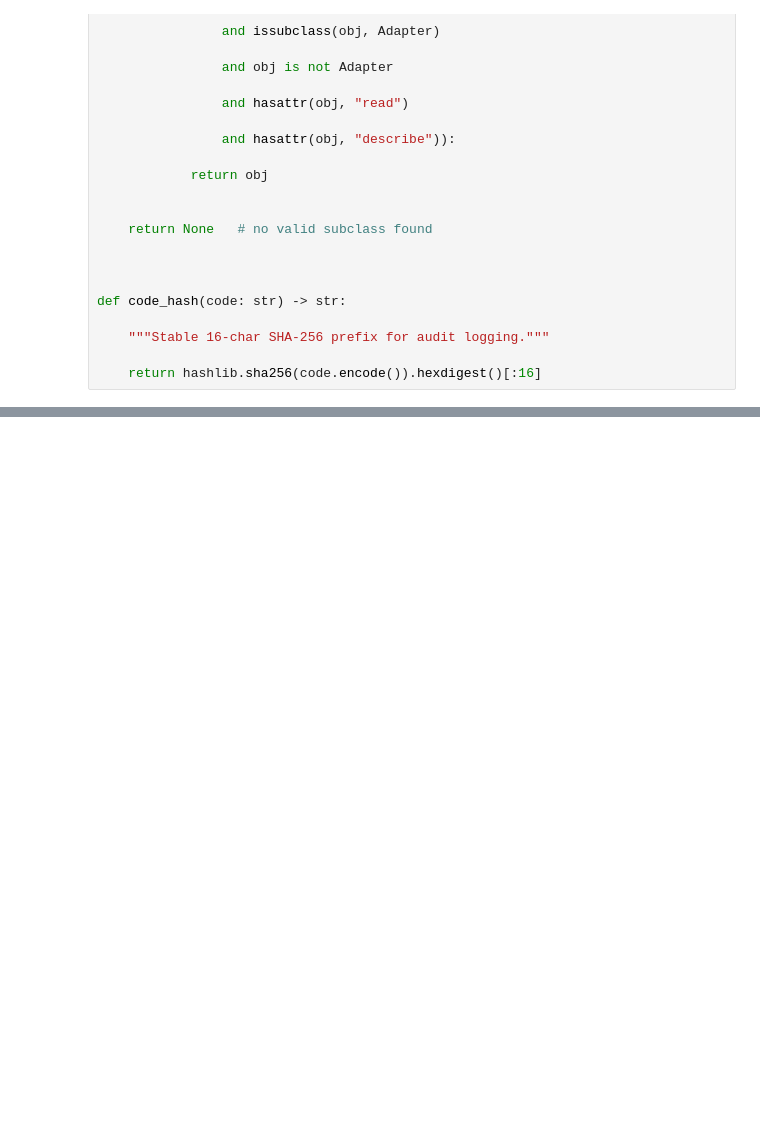
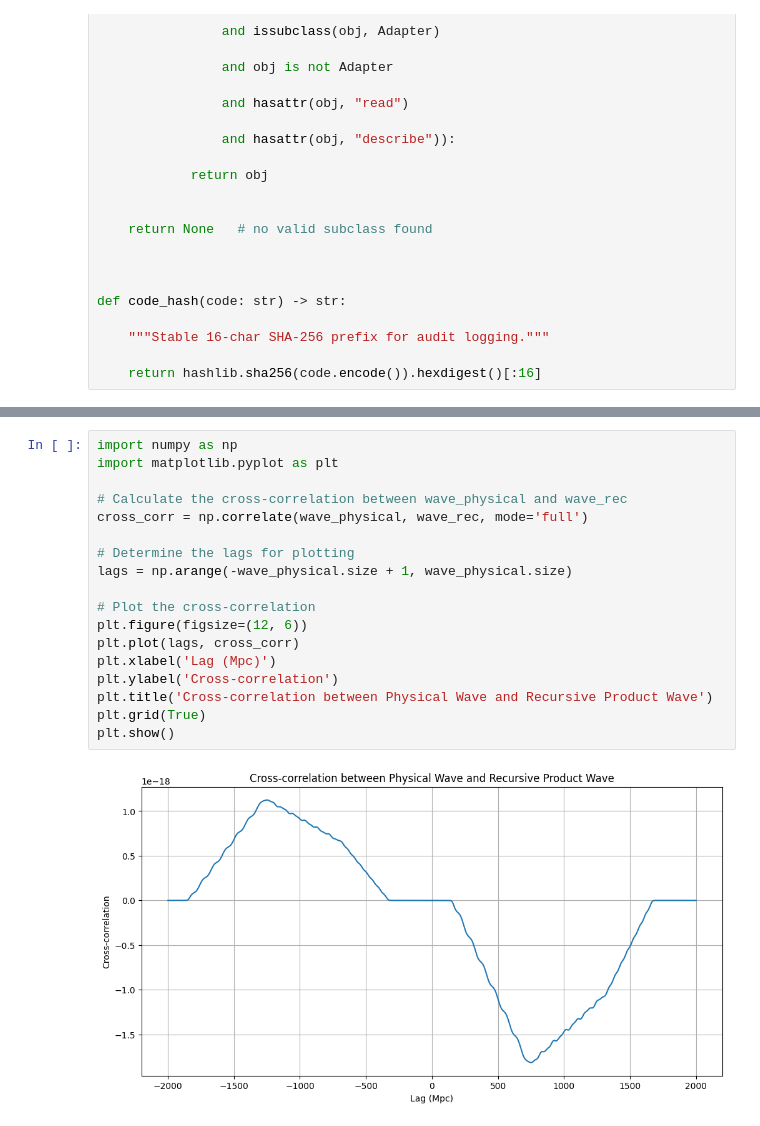
Before and after one commit to ProjWashuRyoko-pixel/Ryoko-Seven-v2, a Jupyter notebook: Ryoko_Seven_v2_GI.ipynb, the cells around one changed output, grey strips where cells are left out. Drawn from its saved outputs; the diff is of its cells as text; blank space fills up the shorter version.

```diff
--- a/Ryoko_Seven_v2_GI.ipynb
+++ b/Ryoko_Seven_v2_GI.ipynb
@@ -15152,0 +15046,20 @@ if __name__ == "__main__":
+# %%
+import numpy as np
+import matplotlib.pyplot as plt
+
+# Calculate the cross-correlation between wave_physical and wave_rec
+cross_corr = np.correlate(wave_physical, wave_rec, mode='full')
+
+# Determine the lags for plotting
+lags = np.arange(-wave_physical.size + 1, wave_physical.size)
+
+# Plot the cross-correlation
+plt.figure(figsize=(12, 6))
+plt.plot(lags, cross_corr)
+plt.xlabel('Lag (Mpc)')
+plt.ylabel('Cross-correlation')
+plt.title('Cross-correlation between Physical Wave and Recursive Product Wave')
+plt.grid(True)
+plt.show()
+# %% [output]
+[figure, added]
```
Also changed, not shown: parts of 163 cells of this notebook.
